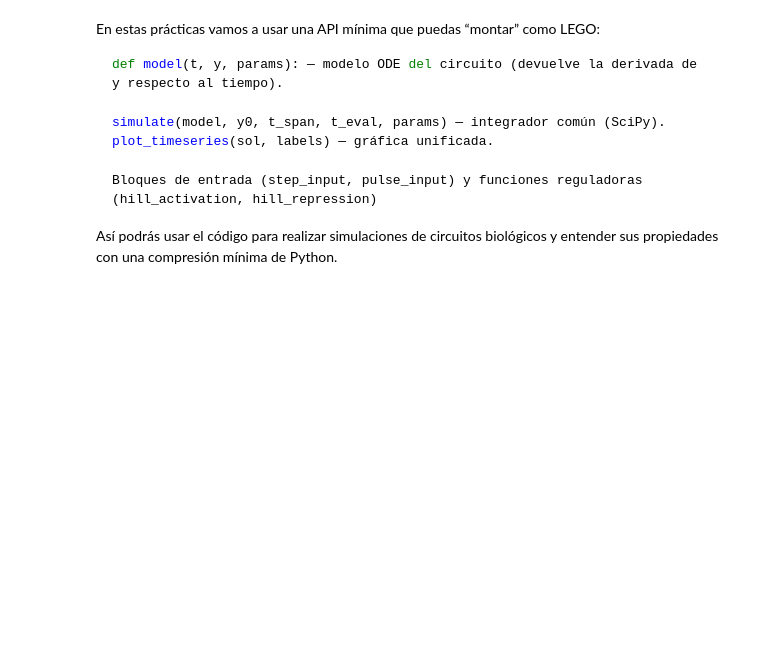
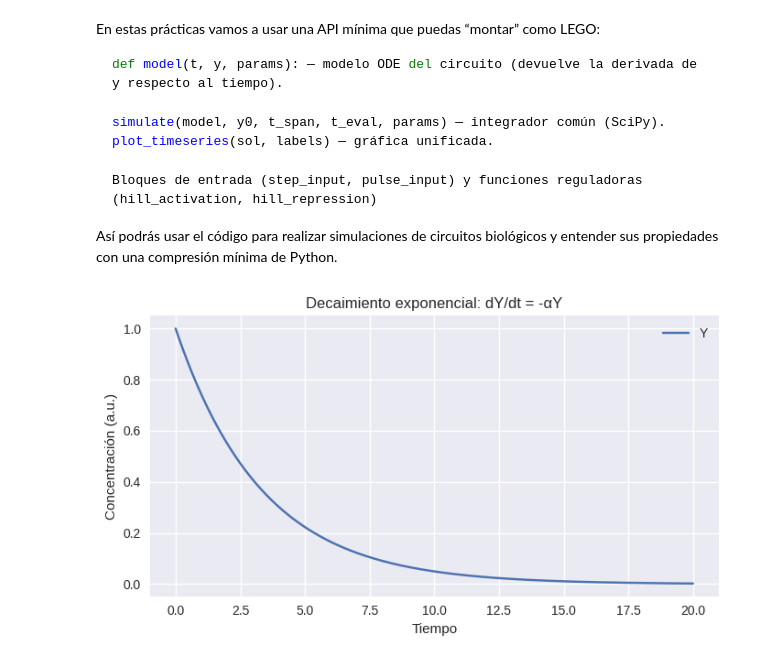
Before and after one commit to amoyag/Biofisica, a Jupyter notebook: S1_introduccion.ipynb, the cells around one changed output. Cells and saved outputs as stored; diff of their text form; code cells hidden in the pictures; blank space fills up the shorter version.

```diff
--- a/S1_introduccion.ipynb
+++ b/S1_introduccion.ipynb
@@ -76,3 +75,18 @@ def step_input(t, t_on=10.0, val_before=0.0, val_after=1.0):
 
 def pulse_input(t, t_on=10.0, t_off=20.0, val=1.0):
     return val if t_on <= t < t_off else 0.0
+# %%
+
+#@title Ejemplo 1: decaimiento exponencial (ODE 1 variable)
+
+def linear_decay_model(t, y, params):
+    alpha = params.get("alpha", 0.5)
+    dy = -alpha*y[0]
+    return [dy]
+
+y0 = [1.0]
+t_eval = np.linspace(0, 20, 400)
+sol = simulate(linear_decay_model, y0, (0, 20), t_eval, {"alpha":0.3})
+plot_timeseries(sol, labels=["Y"], title="Decaimiento exponencial: dY/dt = -αY")
+# %% [output]
+[figure, added]
```
Also changed, not shown: parts of 7 cells of this notebook.
